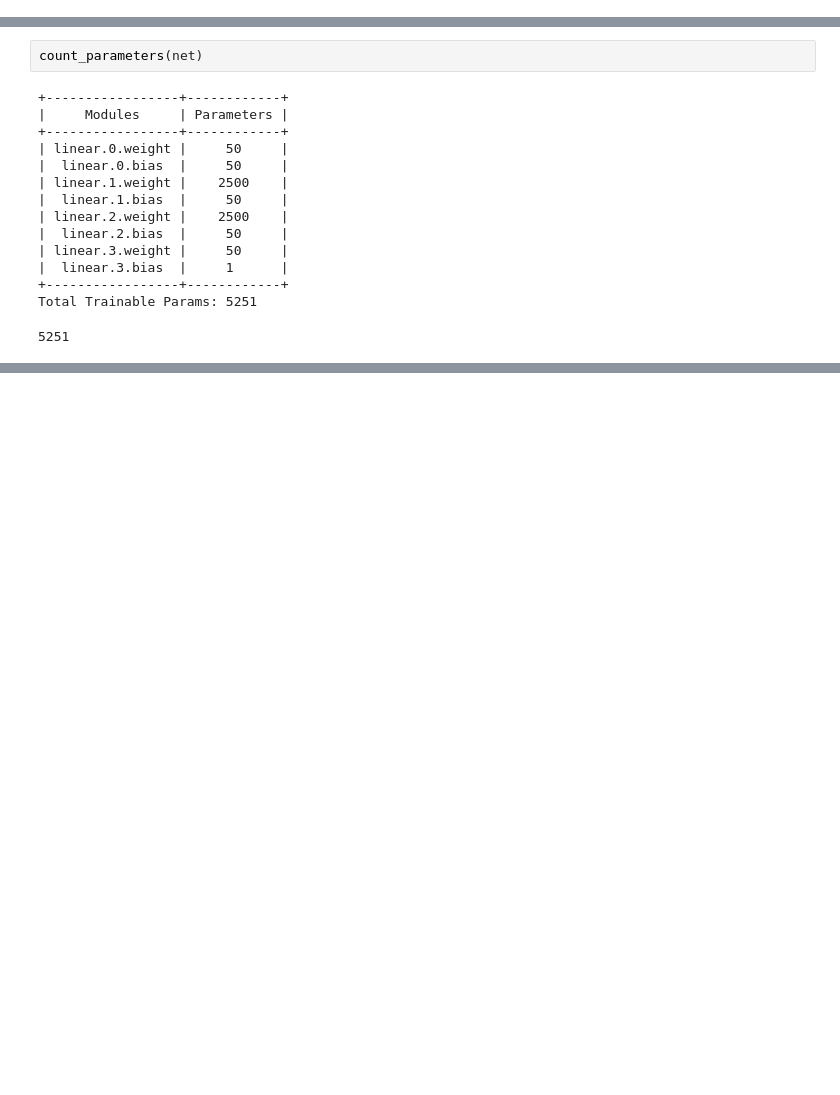
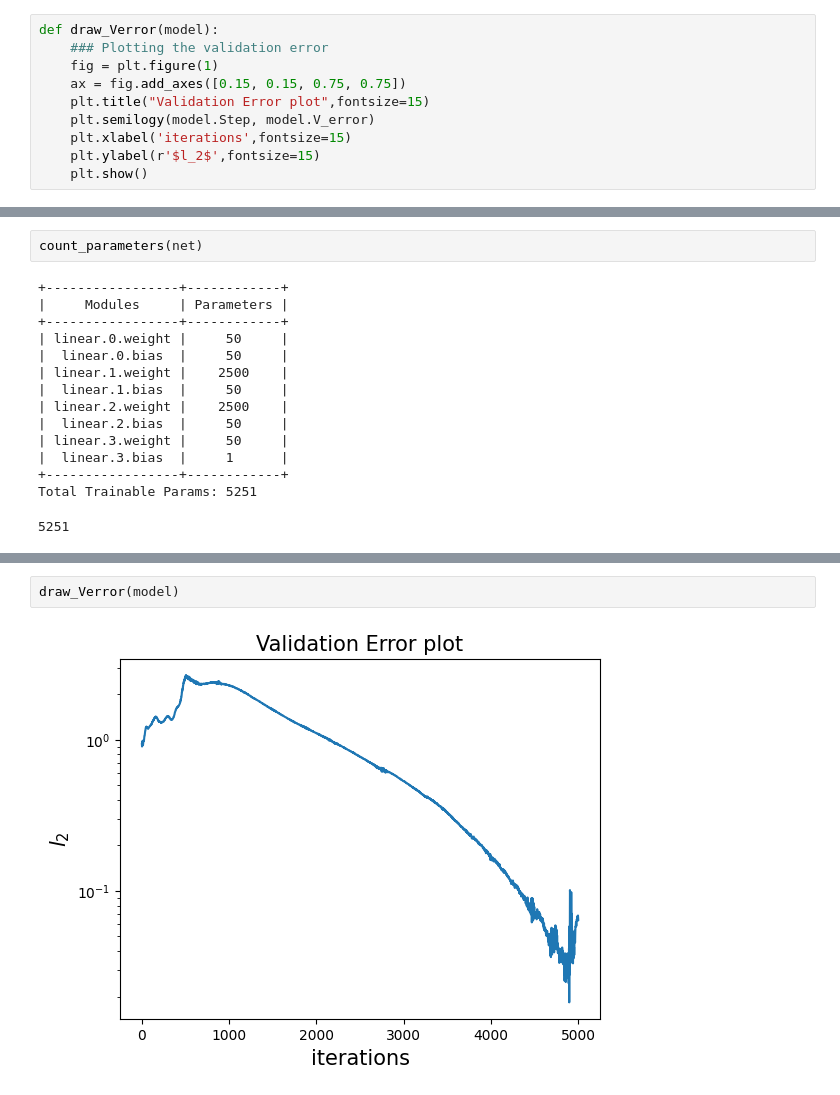
Before and after one commit to Zihan-Xu527/Multidimensional-SINN, a Jupyter notebook: PINN-Copy4.ipynb, the cells around one changed output, grey strips where cells are left out. Drawn from its saved outputs; the diff is of its cells as text; blank space fills up the shorter version.

```diff
--- a/PINN-Copy4.ipynb
+++ b/PINN-Copy4.ipynb
@@ -243,3 +263,13 @@ def draw_error(model):
+# %%
+def draw_Verror(model):
+    ### Plotting the validation error
+    fig = plt.figure(1)
+    ax = fig.add_axes([0.15, 0.15, 0.75, 0.75])
+    plt.title("Validation Error plot",fontsize=15)
+    plt.semilogy(model.Step, model.V_error)
+    plt.xlabel('iterations',fontsize=15)
+    plt.ylabel(r'$l_2$',fontsize=15)
+    plt.show()
 # %%
 def draw_epoch_loss(model):
     fig = plt.figure(1)
@@ -338,3 +373,7 @@ draw_error(model)
+# %%
+draw_Verror(model)
+# %% [output]
+[figure, added]
 # %%
 draw_epoch_loss(model)
 # %% [output]
```
Also changed, not shown: parts of 8 cells of this notebook, 10 other files.
